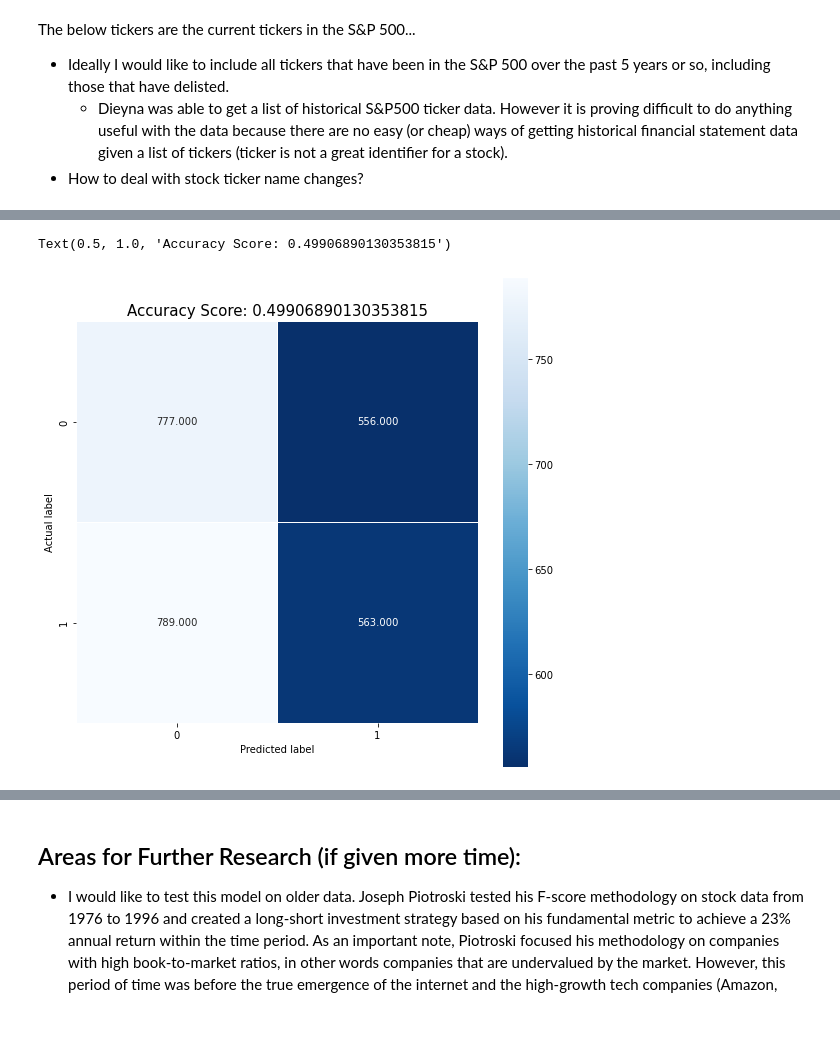
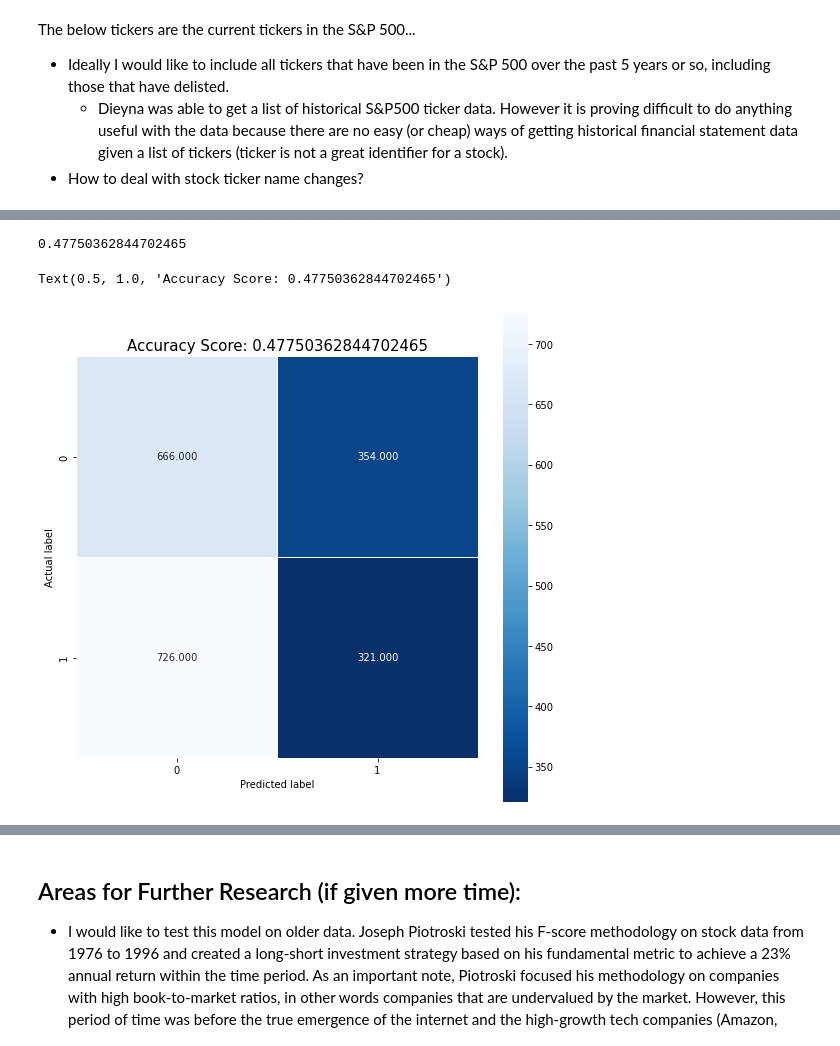
Before and after one commit to taigaschwarz/quant-trading-mf703, a Jupyter notebook: stock-selection.ipynb, the cells around one changed output, grey strips where cells are left out. Drawn from its saved outputs; the diff is of its cells as text; code cells hidden in the pictures.

Commit message:
did an additional logistic regression and outputted a list of tickers to invest in for the backtest

```diff
--- a/stock-selection.ipynb
+++ b/stock-selection.ipynb
@@ -147,12 +175,14 @@ SP_500_fund_df.tail(16)
 tickers = list(set(SP_500_fund_df.columns.get_level_values(0)))
 tickers.sort()
 
-# compute Piotroski F-scores given S&P 500 ticker and construct dataframe with all tickers (0 = lowest, 8 = highest)
-f_score_df = Piotroski_F_score(tickers[0], SP_500_fund_df)
+# F-scores and components given S&P 500 ticker and construct dataframe with all tickers (0 = lowest, 8 = highest)
+f_score_list = []
 
-for ticker in tickers[1:]:
+for ticker in tickers:
     f_score = Piotroski_F_score(ticker, SP_500_fund_df)
-    f_score_df = pd.merge(f_score_df, f_score, on='qtr', how='left')
+    f_score_list.append(f_score)
+
+f_score_df = pd.concat(f_score_list, axis=1)
 
 # historical market cap data using FMP API
 start_qtr = '2007_1'
@@ -195,4 +199,12 @@ SPX_qtr_rets = calc_rets(SPX_qtr_prices, N, M, ["SPX_qtr_rets"])
 # %%
+# S&P quarterly returns over sample period
+SPX_mo_prices = pd.read_excel('SP500_mo_price_data_07-20.xlsx', index_col=0)
+SPX_qtr_prices = SPX_mo_prices.iloc[::3]
+SPX_qtr_prices = clean_date_index(SPX_qtr_prices)  # clean date index
+N = SPX_qtr_prices.shape[0]
+M = SPX_qtr_prices.shape[1]
+SPX_qtr_rets = calc_rets(SPX_qtr_prices, N, M, ["SPX_qtr_rets"])
+
 # price per earnings ratio
 SP500_PE_ratio = pd.read_excel('SP500_PE_ratio_monthly_07-20.xlsx', index_col=0, header = [0,1])
 SP500_PE_ratio = SP500_PE_ratio.rename(str.strip, axis='columns')  # strip trailing whitespace from column names
@@ -256,13 +268,14 @@ df = df.join(median_mkt_cap, how='left')
 df['size'] = 0
 df.loc[df['mkt_cap'] >= df['median_mkt_cap'], 'size'] = 1
 
-# create interaction terms between company size and EP Ratio and F-Score, respectively
+# create interaction terms between company size and EP Ratio, and company size and F-score, respectively
 df['EP_ratio_size'] = df['EP_RATIO'] * df['size']
-df['f_score_size'] = df['f_score'] * df['size']
+df['F_score_size'] = df['f_score'] * df['size']
 
 # create beats_market column (underperforms = 0; outperforms/equals = 1)
 df['beats_market'] = 0
 df.loc[df['qtr_ret'] >= df['SPX_qtr_rets'], 'beats_market'] = 1
+df = df.dropna()
 df.to_csv("/Users/taigaschwarz/Dev/quant-trading-mf703/output/regression_data.csv")
 df
 # %% [output]
@@ -391,0 +488,11 @@ prediction = list(map(round, y_pred))
+# %%
+# simplified model
+X3_train = X2_train[['CFO', 'CFO_size', 'ACCRUAL', 'dMARGIN', 'intercept']]
+X3_test = X2_test[['CFO', 'CFO_size', 'ACCRUAL', 'dMARGIN', 'intercept']]
+
+lrg_3 = sm.Logit(Y_train, X3_train).fit()  # statsmodels logit
+lreg_3 = LogisticRegression(penalty='none').fit(X3_train, Y_train)  # scikit-learn log regression -- no regularization
+
+# above two packages should result in the same coefficients
+print(lreg_3.coef_)
+print(lrg_3.summary())
@@ -392,18 +517,26 @@ prediction = list(map(round, y_pred))
 # %%
+### model validation
+
+# predictions
+y_pred = lrg_3.predict(X3_test)
+predictions = list(map(round, y_pred))
+
 # accuracy
-score = lreg.score(X_test, Y_test)
-cm = confusion_matrix(Y_test, prediction)
+score = accuracy_score(Y_test, predictions)
+print(score)
+cm = confusion_matrix(Y_test, predictions)
 
 # plot confusion matrix
 plt.figure(figsize=(9,9))
 sns.heatmap(cm, annot=True, fmt=".3f", linewidths=.5, square = True, cmap = 'Blues_r');
 plt.ylabel('Actual label');
 plt.xlabel('Predicted label');
 all_sample_title = 'Accuracy Score: {0}'.format(score)
 plt.title(all_sample_title, size = 15)
 # %% [output]
-Text(0.5, 1.0, 'Accuracy Score: 0.49906890130353815')
+0.47750362844702465
+Text(0.5, 1.0, 'Accuracy Score: 0.47750362844702465')
-[figure, old version]
+[figure, new version]
 # %%
 # at what rate do we beat the market in our observed set?
 print(np.mean(df.beats_market))
```
Also changed, not shown: parts of 28 cells of this notebook, 5 other files.
